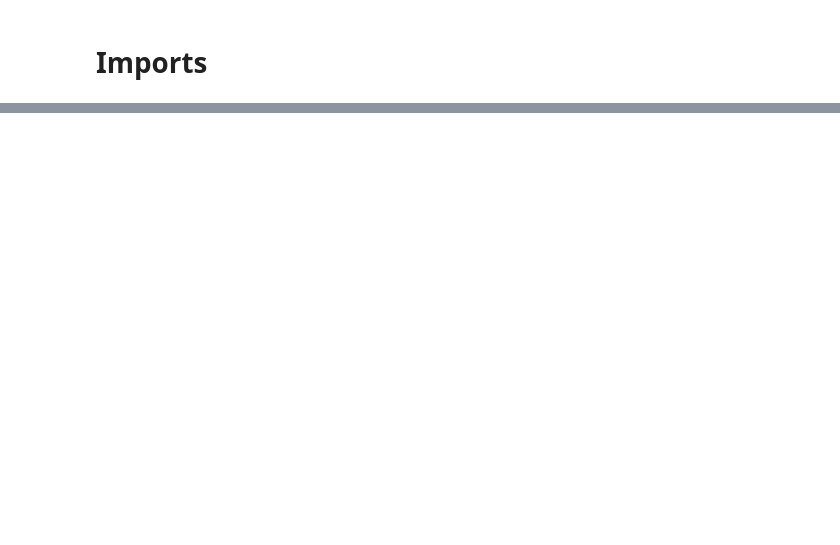
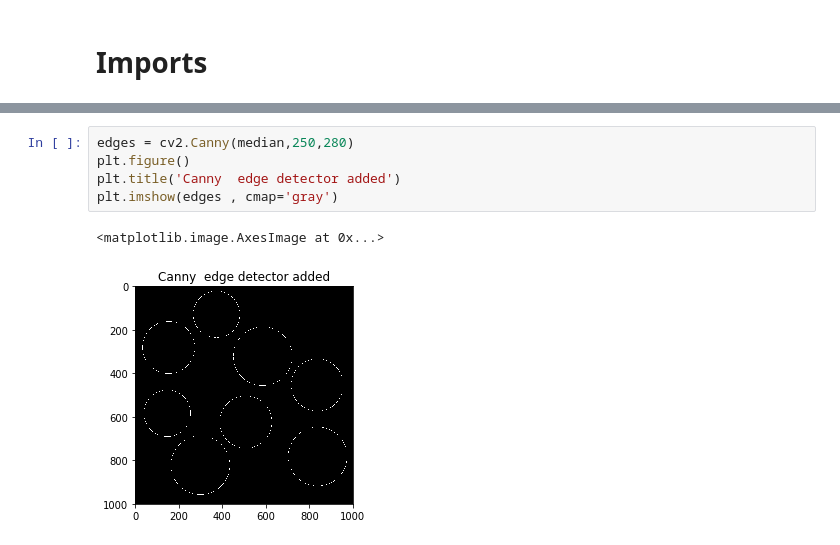
Before and after one commit to MahinourElsheikh/Computer-Vision-Assigments, a Jupyter notebook: Coins Detection Using Hough Transform/Coins Detection Using Hough Transform.ipynb, the cells around one changed output, grey strips where cells are left out. Drawn from its saved outputs; the diff is of its cells as text; blank space fills up the shorter version.

Commit message:
Edge detector added

```diff
--- a/Coins Detection Using Hough Transform/Coins Detection Using Hough Transform.ipynb
+++ b/Coins Detection Using Hough Transform/Coins Detection Using Hough Transform.ipynb
@@ -41,0 +40,8 @@ plt.imshow(median , cmap='gray')
+# %%
+edges = cv2.Canny(median,250,280)
+plt.figure()
+plt.title('Canny  edge detector added')
+plt.imshow(edges , cmap='gray')
+# %% [output]
+<matplotlib.image.AxesImage at 0x...>
+[figure, added]
```
Also changed, not shown: parts of 4 cells of this notebook.
